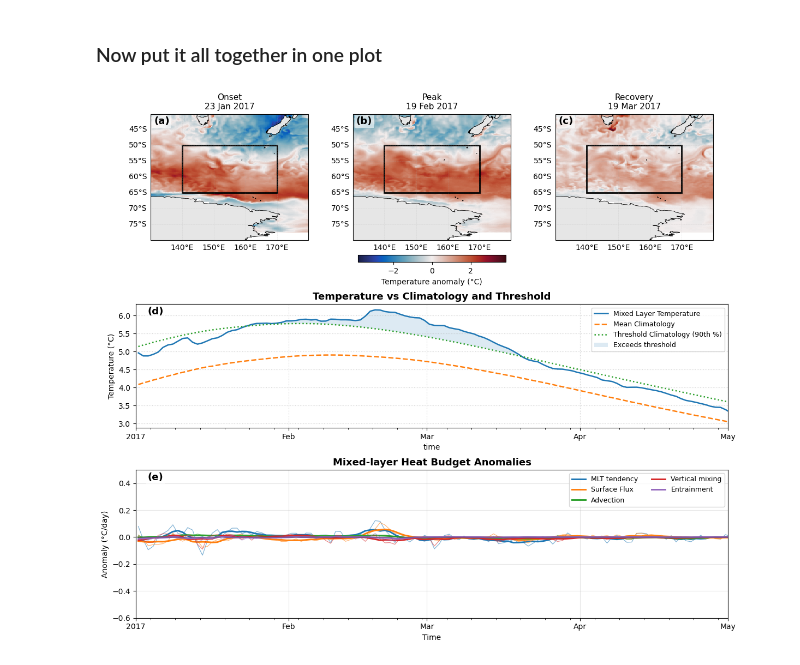
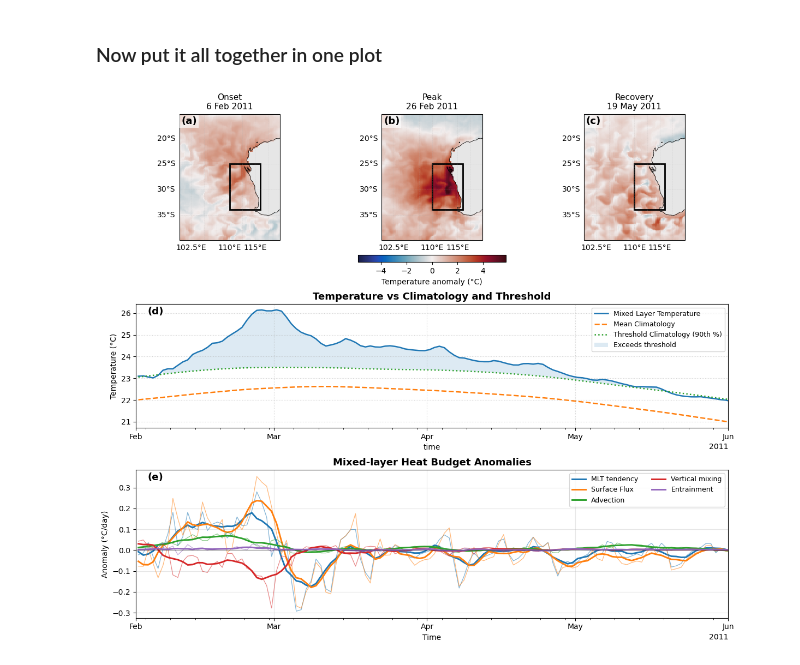
Before and after one commit to rmholmes/access-om2-sst-budget, a Jupyter notebook: MHW_example_analysis.ipynb, the cells around one changed output. Saved outputs shown, nothing was run; the diff lists cells and outputs as text; code cells hidden in the pictures.

```diff
--- a/MHW_example_analysis.ipynb
+++ b/MHW_example_analysis.ipynb
@@ -49,19 +58,19 @@ def map_lon_to_ds(lon_e, lon_coord_min=-280.0, lon_coord_max=80.0):
 #reg = [-100, 20, 0, 70] # North Atlantic
 #reg = [-100, -40, 0, 30] # North Atlantic
 #reg = [map_lon_to_ds(135), map_lon_to_ds(175), -60, -20] # Tasman Sea 2017/18
-#reg = [map_lon_to_ds(100), map_lon_to_ds(120), -40, -15] # WA 2011
-reg = [map_lon_to_ds(130), map_lon_to_ds(180), -80, -40] # Southern Ocean
+reg = [map_lon_to_ds(100), map_lon_to_ds(120), -40, -15] # WA 2011
+#reg = [map_lon_to_ds(130), map_lon_to_ds(180), -80, -40] # Southern Ocean
 
 
 # Region to load (exact box of MHW)(wider region for plotting with context):
 #sreg = [map_lon_to_ds(150), map_lon_to_ds(168), -44, -38]# Tasman Sea 2017/18
 sreg = [map_lon_to_ds(110), map_lon_to_ds(116), -34, -25]# # WA 2011
-sreg = [map_lon_to_ds(140), map_lon_to_ds(170), -65, -50] # Southern Ocean
+#sreg = [map_lon_to_ds(140), map_lon_to_ds(170), -65, -50] # Southern Ocean
 
 # time period to load
 #t0, t1 = '2017-11-01', '2018-03-01' # Tasman Sea 2017/18
-#t0, t1 = '2011-02-01', '2011-06-01' # WA 2011
-t0, t1 = '2017-01-01', '2017-05-01' # Southern Ocean
+t0, t1 = '2011-02-01', '2011-06-01' # WA 2011
+#t0, t1 = '2017-01-01', '2017-05-01' # Southern Ocean
 
 #set base path:
 base = '/g/data/av17/access-nri/OM2/025deg_jra55_iaf_cycle6_online_mlt/'
@@ -74,8 +83,8 @@ chunks3D = {'time':1,'st_ocean':25,'yt_ocean':324,'xt_ocean':360}
 # %%
 # Choose years to consider (ACCESS output numbers)
 #outputs = [364, 365]   # 2017, 2018
-#outputs = [358]   # 2011
-outputs = [364]  # 2000-2018
+outputs = [358]   # 2011
+#outputs = [364]  # 2000-2018
 
 # Create list of file paths for all outputs
 base2 = [base + f'output{o:03d}/ocean/ocean_daily.nc' for o in outputs]
@@ -373,7 +417,7 @@ w = np.cos(np.deg2rad(clim_box['yt_ocean']))
 # --- monthly, area-mean fields over the box ---
 clim_monthly = xr.Dataset({
     'MLT tendency' : clim_box['mlt_tendency']      .weighted(w).mean(('yt_ocean','xt_ocean')),
-    'Surface Flux' : (clim_box['surface_flux'] - clim_box['sw_pen']).weighted(w).mean(('yt_ocean','xt_ocean')),
+    'Surface Flux' : (clim_box['surface_flux'] + clim_box['sw_pen']).weighted(w).mean(('yt_ocean','xt_ocean')),
     'Advection'    : clim_box['advection']          .weighted(w).mean(('yt_ocean','xt_ocean')),
     'Vertical mixing': clim_box['vert_mixing']      .weighted(w).mean(('yt_ocean','xt_ocean')),
     'Entrainment'  : clim_box['entrainment']        .weighted(w).mean(('yt_ocean','xt_ocean')),
@@ -559,41 +603,41 @@ for i, name in enumerate(order):
 ax2.axhline(0, lw=1, color='k', alpha=0.35)
 ax2.set_title('Mixed-layer Heat Budget Anomalies', fontsize=13, fontweight='bold')
 ax2.set_ylabel('Anomaly (°C/day)')
-ax2.set_ylim([-.6, .5])
+#ax2.set_ylim([-.6, .5])
 ax2.grid(True, alpha=0.3)
 
 # Shared x-axis formatting for both TS panels
 ax2.set_xlim(pd.Timestamp(t0), pd.Timestamp(t1))
 locator = mdates.AutoDateLocator(minticks=3, maxticks=8)
 ax2.xaxis.set_major_locator(locator)
 ax2.xaxis.set_major_formatter(mdates.ConciseDateFormatter(locator))
 ax2.xaxis.set_minor_locator(mdates.DayLocator(interval=5))
 ax2.xaxis.set_minor_formatter(NullFormatter())
 ax2.set_xlabel('Time')
 
 ax2.legend(ncol=2, fontsize=9)
 # -------------------------------------------------------------------
 # Add panel labels: (a), (b), (c), ...
 # -------------------------------------------------------------------
 
 panel_labels = ['(a)', '(b)', '(c)', '(d)', '(e)']
 axes_to_label = [ax_map1, ax_map2, ax_map3, ax1, ax2]
 
 for ax, label in zip(axes_to_label, panel_labels):
     ax.text(
         0.02, 0.98, label,
         transform=ax.transAxes,
         ha='left', va='top',
         fontsize=13, fontweight='bold',
         bbox=dict(facecolor='white', alpha=0.6, edgecolor='none', pad=2)
     )
 #fig.suptitle('TAS MHW: Anomaly Maps and Mixed-layer Heat Budget', y=0.995, fontsize=14, fontweight='bold')
 fig.tight_layout(rect=[0, 0, 1, 0.97])
 
 # Optional: save to file
 #plt.savefig("/home/561/nm5072/access-om2-sst-budget/TAS_MHW_combined_figure.png", dpi=300, bbox_inches="tight", pad_inches=0.1)
-#plt.savefig("/home/561/nm5072/access-om2-sst-budget/WA_MHW_combined_figure.png", dpi=300, bbox_inches="tight", pad_inches=0.1)
-plt.savefig("/home/561/nm5072/access-om2-sst-budget/SO_MHW_combined_figure.png", dpi=300, bbox_inches="tight", pad_inches=0.1)
+plt.savefig("/home/561/nm5072/access-om2-sst-budget/WA_MHW_combined_figure.png", dpi=300, bbox_inches="tight", pad_inches=0.1)
+#plt.savefig("/home/561/nm5072/access-om2-sst-budget/SO_MHW_combined_figure.png", dpi=300, bbox_inches="tight", pad_inches=0.1)
 # %% [output]
-[figure, old version]
+[figure, new version]
 # %%
```
Also changed, not shown: parts of 10 cells of this notebook.
